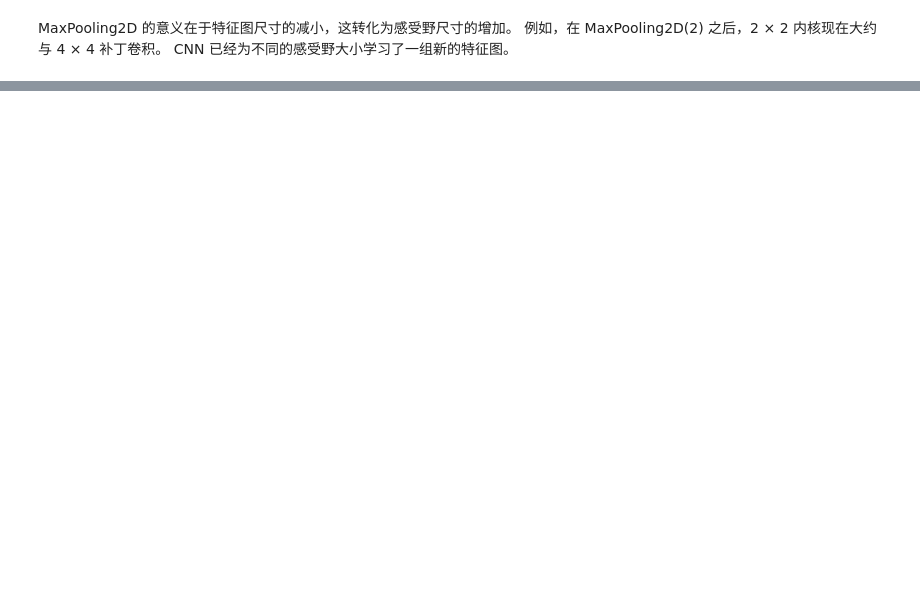
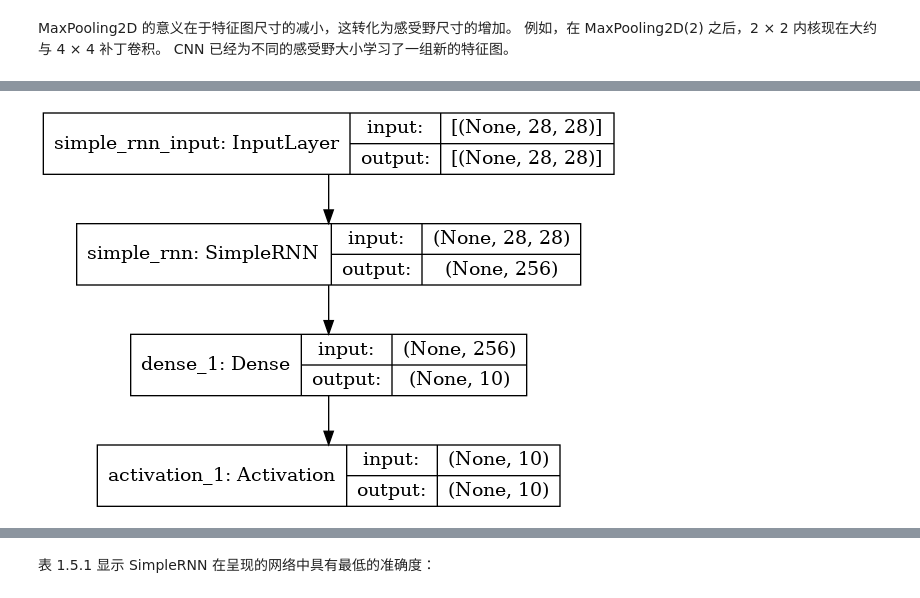
Before and after one commit to ustchope/Advanced-Deep-Learning-with-Keras, a Jupyter notebook: ch1.ipynb, the cells around one changed output, grey strips where cells are left out. Drawn from its saved outputs; the diff is of its cells as text; code cells hidden in the pictures; blank space fills up the shorter version.

```diff
--- a/ch1.ipynb
+++ b/ch1.ipynb
@@ -910,0 +1031,13 @@ MaxPooling2D 的意义在于特征图尺寸的减小，这转化为感受野尺
+# %%
+# enable this if pydot can be installed
+# pip install pydot
+#plot_model(model, to_file='rnn-mnist.png', show_shapes=True)
+
+# loss function for one-hot vector
+# use of sgd optimizer
+# accuracy is good metric for classification tasks
+model.compile(loss='categorical_crossentropy',
+              optimizer='sgd',
+              metrics=['accuracy'])
+# train the network
+model.fit(x_train, y_train, epochs=20, batch_size=batch_size)
@@ -910,0 +1107,4 @@ MaxPooling2D 的意义在于特征图尺寸的减小，这转化为感受野尺
+# %%
+plot_model(model, show_shapes=True)
+# %% [output]
+[figure, added]
@@ -910,0 +1112,2 @@ MaxPooling2D 的意义在于特征图尺寸的减小，这转化为感受野尺
+# %% [markdown]
+表 1.5.1 显示 SimpleRNN 在呈现的网络中具有最低的准确度：
```
Also changed, not shown: parts of 35 cells of this notebook.
